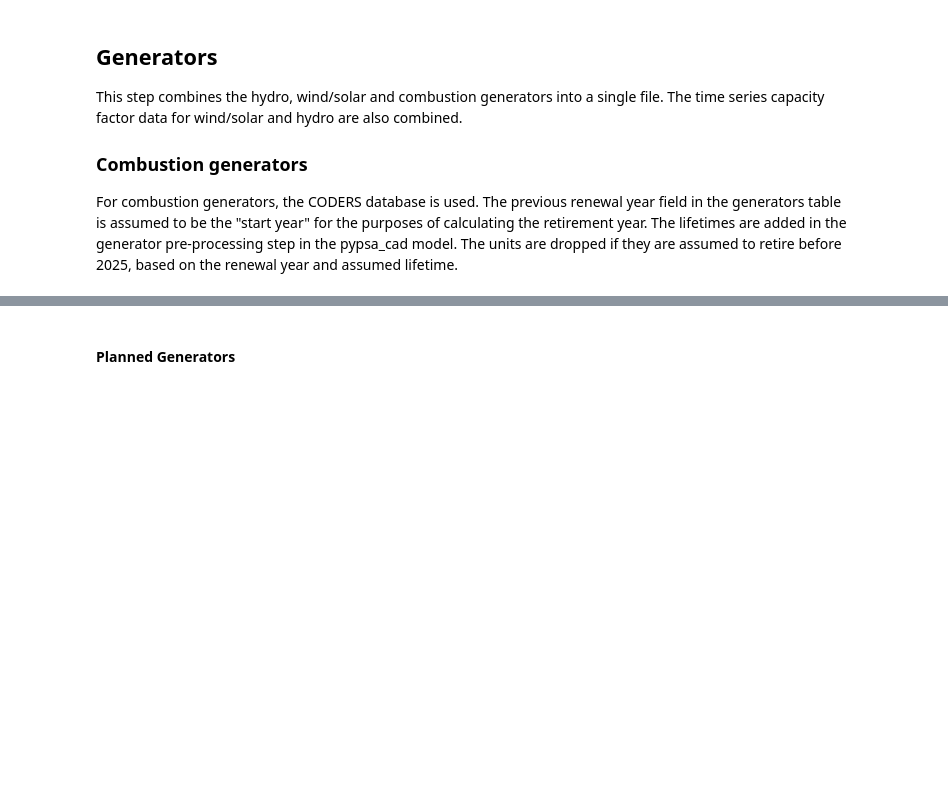
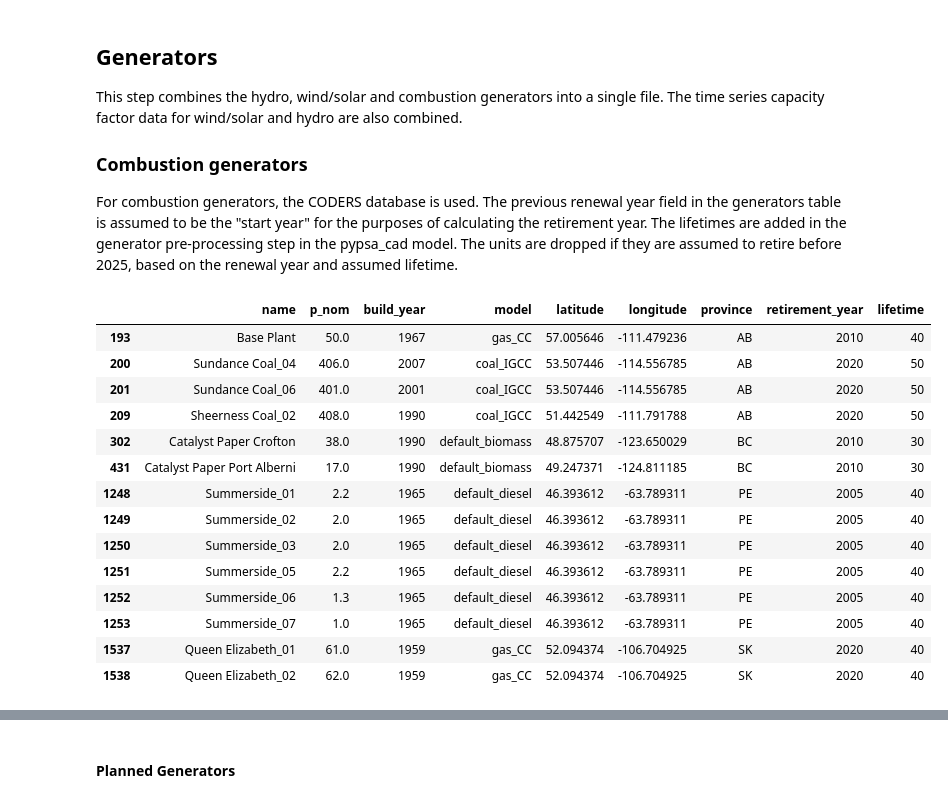
Before and after one commit to NRCan/pypsa-canada-national, a Jupyter notebook: 4 - Create Model.ipynb, the cells around one changed output, grey strips where cells are left out. Cells and saved outputs as stored; diff of their text form; code cells hidden in the pictures; blank space fills up the shorter version.

```diff
--- a/4 - Create Model.ipynb
+++ b/4 - Create Model.ipynb
@@ -79,3 +79,86 @@ gen_life = {
     'default_SMR': 30,
     'default_oil': 40
 }
+# %%
+def find_cluster(df):
+    # Find nearest cluster
+    df = mapPoints(df)
+    df = df.to_crs('EPSG:3347')
+    df = df.sjoin_nearest(clusters, how='left')
+    df = df.drop('geometry', axis=1)
+    df = df.rename({'cluster':'bus'},axis=1)
+    return df
+# %%
+# Existing generator data
+generator_data = pd.read_csv(os.path.join(CODERS_path, 'generators.csv'))
+combustion_gens_data = generator_data[~generator_data.gen_type.isin(['hydro_run', 'hydro_daily', 'hydro_monthly', 'solar_PV', 'wind_ons'])]
+
+# If the renewal year is greater than reference year but the start year is before reference year, set the renewal to reference year
+combustion_gens_data.loc[(combustion_gens_data.previous_renewal_year >= REF_YEAR) & (combustion_gens_data.start_year < REF_YEAR), 'previous_renewal_year'] = REF_YEAR
+
+# Formatting
+combustion_gens_data = combustion_gens_data[['generation_unit_name', 'unit_installed_capacity', 'previous_renewal_year', 'gen_type', 'latitude', 'longitude', 'province', 'closure_year']]
+combustion_gens_data = combustion_gens_data.rename({'generation_unit_name':'name', 'unit_installed_capacity':'p_nom', 'gen_type':'model', 'previous_renewal_year': 'build_year', 'closure_year': 'retirement_year'}, axis=1)
+
+# Planned generator data
+planned_gens = pd.read_csv(os.path.join(path, 'data', 'planned_projects', 'new_capacity.csv'))
+planned_gens = planned_gens[~planned_gens.model.isin(['hydro_run', 'hydro_daily', 'hydro_monthly', 'solar_PV', 'wind_ons'])]
+combustion_gens_data = pd.concat([combustion_gens_data, planned_gens])
+
+# Generator Models and assumed lifetimes
+combustion_gens_data.loc[:, 'model'] = combustion_gens_data.loc[:, 'model'].replace(gen_type_map)
+combustion_gens_data['lifetime'] = combustion_gens_data['model'].map(gen_life)
+
+# Load manual retirements
+retirements = pd.read_csv(os.path.join(path, 'data', 'planned_projects', 'thermal_retirements.csv'))
+retirements = retirements[~retirements.CODERS_name.isna()]
+retirements = retirements.set_index('CODERS_name')['year']
+retirements = retirements.to_dict()
+
+## Calculate retirement years
+# Replace assumed values with retirements specified in thermal_retirements.csv
+combustion_gens_data['retirement_year'] = combustion_gens_data['retirement_year'].fillna(combustion_gens_data['name'].map(retirements))
+# Fill missing values with assumed lifetime
+combustion_gens_data['retirement_year'] = combustion_gens_data['retirement_year'].fillna(combustion_gens_data['build_year'] + combustion_gens_data['lifetime'])
+# Round up to nearest 5th year
+combustion_gens_data['retirement_year'] = (5 * np.ceil((combustion_gens_data['retirement_year']) / 5)).astype(int)
+# Remove generators which retire before model start
+combustion_gens_data = combustion_gens_data[combustion_gens_data['retirement_year'] > REF_YEAR]
+
+# Start year doesn't matter as long as its less than base year
+combustion_gens_data.loc[(combustion_gens_data.build_year < REF_YEAR), 'start_year'] = int(REF_YEAR)
+# Retirement year doesn't matter if its greater than 2050
+combustion_gens_data.loc[(combustion_gens_data.retirement_year > 2050), 'retirement_year'] = 2055
+
+# Map to clusters
+combustion_gens_data = find_cluster(combustion_gens_data)
+
+if aggregate_gens:
+    combustion_gens_data = combustion_gens_data.groupby(['cluster', 'model', 'start_year', 'retirement_year']).sum()['p_nom'].reset_index()
+    combustion_gens_data['name'] = combustion_gens_data.cluster + '_' + combustion_gens_data.model + '_' + combustion_gens_data.start_year.astype(str) + '_to_' + combustion_gens_data.retirement_year.astype(str)
+else:
+    combustion_gens_data = combustion_gens_data.groupby(['generation_unit_name', 'cluster', 'model', 'start_year', 'retirement_year']).sum()['p_nom'].reset_index()
+    combustion_gens_data['name'] = combustion_gens_data.generation_unit_name + '_' + combustion_gens_data.model + '_' + combustion_gens_data.start_year.astype(str) + '_to_' + combustion_gens_data.retirement_year.astype(str)
+
+# Format generators
+combustion_gens_data['p_nom_extendable'] = False
+combustion_gens_data['lifetime'] = combustion_gens_data['retirement_year'].subtract(combustion_gens_data['build_year'])
+combustion_gens_data = combustion_gens_data.set_index('name',drop=True)
+combustion_gens_data = combustion_gens_data[['bus', 'model', 'p_nom', 'p_nom_extendable', 'build_year', 'lifetime']]
+combustion_gens_data.head()
+# %% [output]
+|  | name | p_nom | build_year | model | latitude | longitude | province | retirement_year | lifetime |
+| 193 | Base Plant | 50.0 | 1967 | gas_CC | 57.005646 | -111.479236 | AB | 2010 | 40 |
+| 200 | Sundance Coal_04 | 406.0 | 2007 | coal_IGCC | 53.507446 | -114.556785 | AB | 2020 | 50 |
+| 201 | Sundance Coal_06 | 401.0 | 2001 | coal_IGCC | 53.507446 | -114.556785 | AB | 2020 | 50 |
+| 209 | Sheerness Coal_02 | 408.0 | 1990 | coal_IGCC | 51.442549 | -111.791788 | AB | 2020 | 50 |
+| 302 | Catalyst Paper Crofton | 38.0 | 1990 | default_biomass | 48.875707 | -123.650029 | BC | 2010 | 30 |
+| 431 | Catalyst Paper Port Alberni | 17.0 | 1990 | default_biomass | 49.247371 | -124.811185 | BC | 2010 | 30 |
+| 1248 | Summerside_01 | 2.2 | 1965 | default_diesel | 46.393612 | -63.789311 | PE | 2005 | 40 |
+| 1249 | Summerside_02 | 2.0 | 1965 | default_diesel | 46.393612 | -63.789311 | PE | 2005 | 40 |
+| 1250 | Summerside_03 | 2.0 | 1965 | default_diesel | 46.393612 | -63.789311 | PE | 2005 | 40 |
+| 1251 | Summerside_05 | 2.2 | 1965 | default_diesel | 46.393612 | -63.789311 | PE | 2005 | 40 |
+| 1252 | Summerside_06 | 1.3 | 1965 | default_diesel | 46.393612 | -63.789311 | PE | 2005 | 40 |
+| 1253 | Summerside_07 | 1.0 | 1965 | default_diesel | 46.393612 | -63.789311 | PE | 2005 | 40 |
+| 1537 | Queen Elizabeth_01 | 61.0 | 1959 | gas_CC | 52.094374 | -106.704925 | SK | 2020 | 40 |
+| 1538 | Queen Elizabeth_02 | 62.0 | 1959 | gas_CC | 52.094374 | -106.704925 | SK | 2020 | 40 |
```
Also changed, not shown: parts of 5 cells of this notebook.
